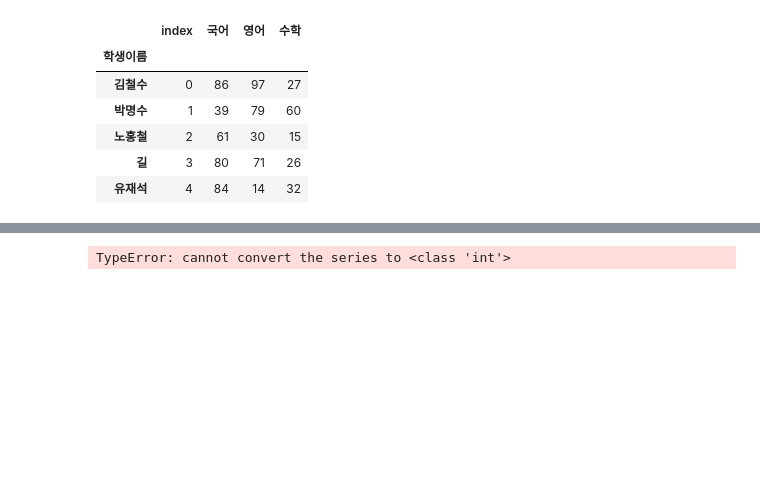
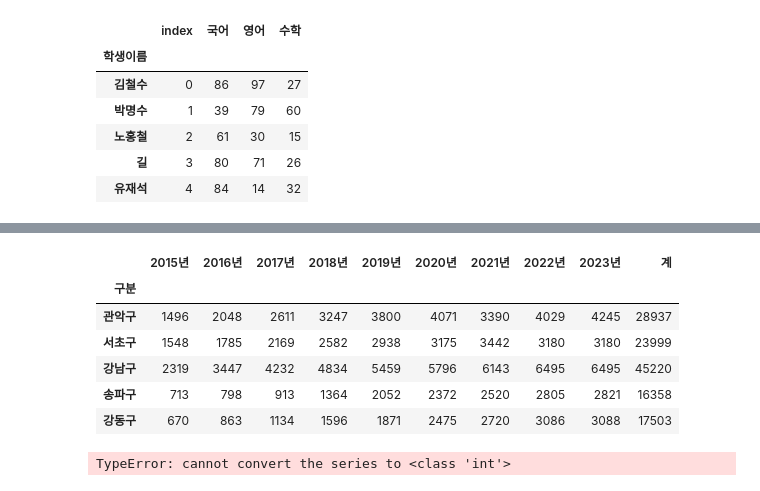
Before and after one commit to forever-young86/DataAnalysis-2023.09, a Jupyter notebook: 02.Pandas/06.인덱스조작.ipynb, the cells around one changed output, grey strips where cells are left out. Drawn from its saved outputs; the diff is of its cells as text; code cells hidden in the pictures; blank space fills up the shorter version.

```diff
--- a/02.Pandas/06.인덱스조작.ipynb
+++ b/02.Pandas/06.인덱스조작.ipynb
@@ -240,0 +298,5 @@ ValueError: invalid literal for int() with base 10: '1,398'
+# %%
+# 천단위 구분기호 옵션을 설정하면 쉽게 읽을 수 있음
+cctv = pd.read_csv('data/서울시 자치구 연도별 방범용 CCTV 운영 현황_230630기준.csv', encoding='EUC-KR', index_col='구분', thousands=',')
+del cctv['Unnamed: 0']
+cctv.head()
@@ -241 +311,12 @@ ValueError: invalid literal for int() with base 10: '1,398'
+# %%
+cctv['계'] = cctv.sum(axis=1)
+cctv.tail()
+# %% [output]
+|  | 2015년 | 2016년 | 2017년 | 2018년 | 2019년 | 2020년 | 2021년 | 2022년 | 2023년 | 계 |
+| 구분 |  |  |  |  |  |  |  |  |  |  |
+| 관악구 | 1496 | 2048 | 2611 | 3247 | 3800 | 4071 | 3390 | 4029 | 4245 | 28937 |
+| 서초구 | 1548 | 1785 | 2169 | 2582 | 2938 | 3175 | 3442 | 3180 | 3180 | 23999 |
+| 강남구 | 2319 | 3447 | 4232 | 4834 | 5459 | 5796 | 6143 | 6495 | 6495 | 45220 |
+| 송파구 | 713 | 798 | 913 | 1364 | 2052 | 2372 | 2520 | 2805 | 2821 | 16358 |
+| 강동구 | 670 | 863 | 1134 | 1596 | 1871 | 2475 | 2720 | 3086 | 3088 | 17503 |
 # %%
```
Also changed, not shown: parts of 12 cells of this notebook, 9 other files.
